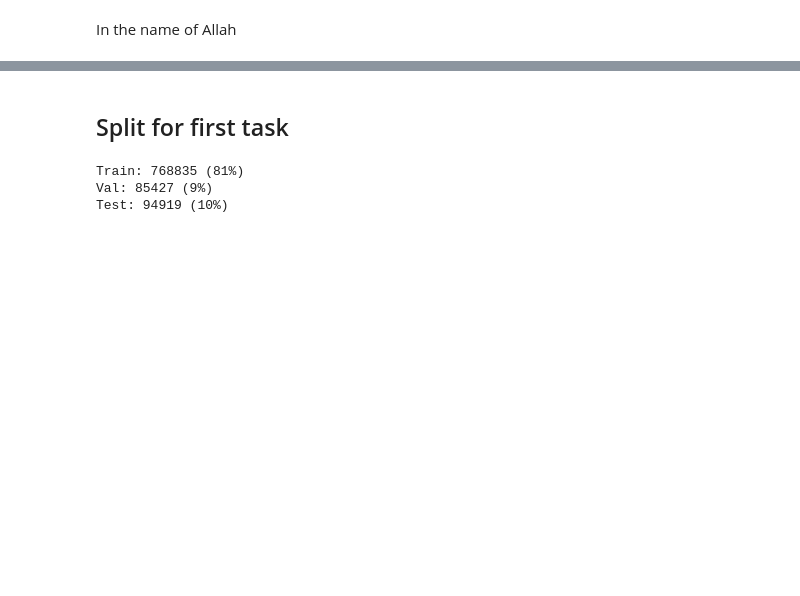
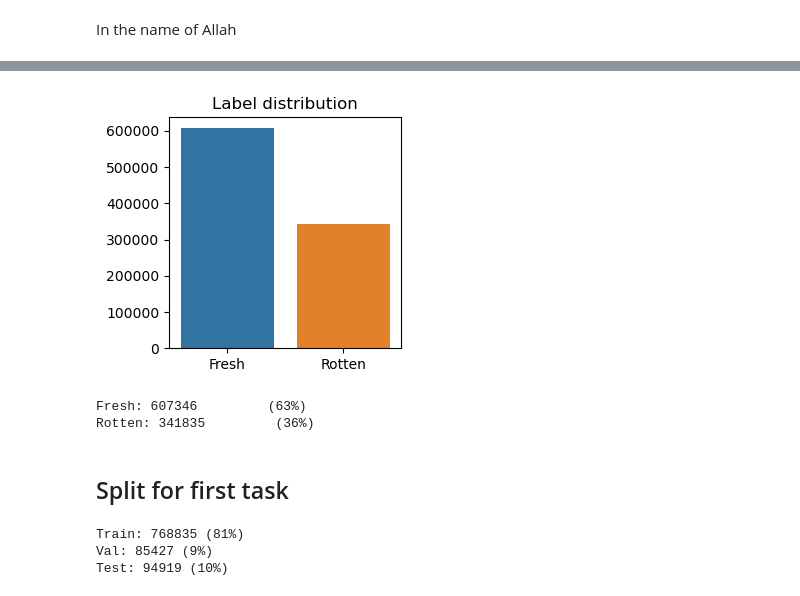
Before and after one commit to MMovasaghi/SentiMovie, a Jupyter notebook: code/instance_selection_and_partitioning.ipynb, the cells around one changed output, grey strips where cells are left out. Drawn from its saved outputs; the diff is of its cells as text; code cells hidden in the pictures; blank space fills up the shorter version.

```diff
--- a/code/instance_selection_and_partitioning.ipynb
+++ b/code/instance_selection_and_partitioning.ipynb
@@ -7,4 +8,6 @@ import matplotlib.pyplot as plt
 from sklearn.model_selection import train_test_split
 # %%
-data = pd.read_csv('./../../SentiMovie/data/normalized_data.csv')
-data
+reviews = pd.read_csv('./../data/normalized_data.csv')
+reviews = reviews[['review_type', 'review_content']]
+movies = pd.read_csv('./../data/final_normalized_movie.csv')
+movies = movies[['movie_title', 'review_type', 'review_content', 'my_score']]
@@ -28,12 +14,33 @@ data
 # %%
 class imbalance_handling:
-    def __init__(self, x, y):
-        self.x = x
-        self.y = y
+    def __init__(self):
+        self.sample = 0
+
+    def print_statistic_reviews(self, reviews):
+        class_dict = {'Fresh': len(reviews[reviews['review_type'] == 'Fresh']),
+                      'Rotten': len(reviews[reviews['review_type'] == 'Rotten'])}
+        plt.figure(figsize=(3,3))
+        sns.barplot(x=list(class_dict.keys()), y=list(class_dict.values()))
+        plt.title('Label distribution')
+        plt.show()
+        print(f"Fresh: {class_dict['Fresh']} \
+        ({int(class_dict['Fresh']/(class_dict['Fresh'] + class_dict['Rotten'])*100)}%)")
+        print(f"Rotten: {class_dict['Rotten']} \
+        ({int(class_dict['Rotten']/(class_dict['Fresh'] + class_dict['Rotten'])*100)}%)")
 
 
-    def Upsample_with_double_trans(self):
+    def Upsample_with_aug(self, x, y):
+
+        return x, y
 
 
-
-        return x, y
+    def Calculate_weight_for_classes(self, y):
+        weight = None
+        return weight
+# %%
+ih = imbalance_handling()
+ih.print_statistic(reviews)
+# %% [output]
+[figure, added]
+Fresh: 607346         (63%)
+Rotten: 341835         (36%)
```
Also changed, not shown: parts of 5 cells of this notebook, 2 other files.
